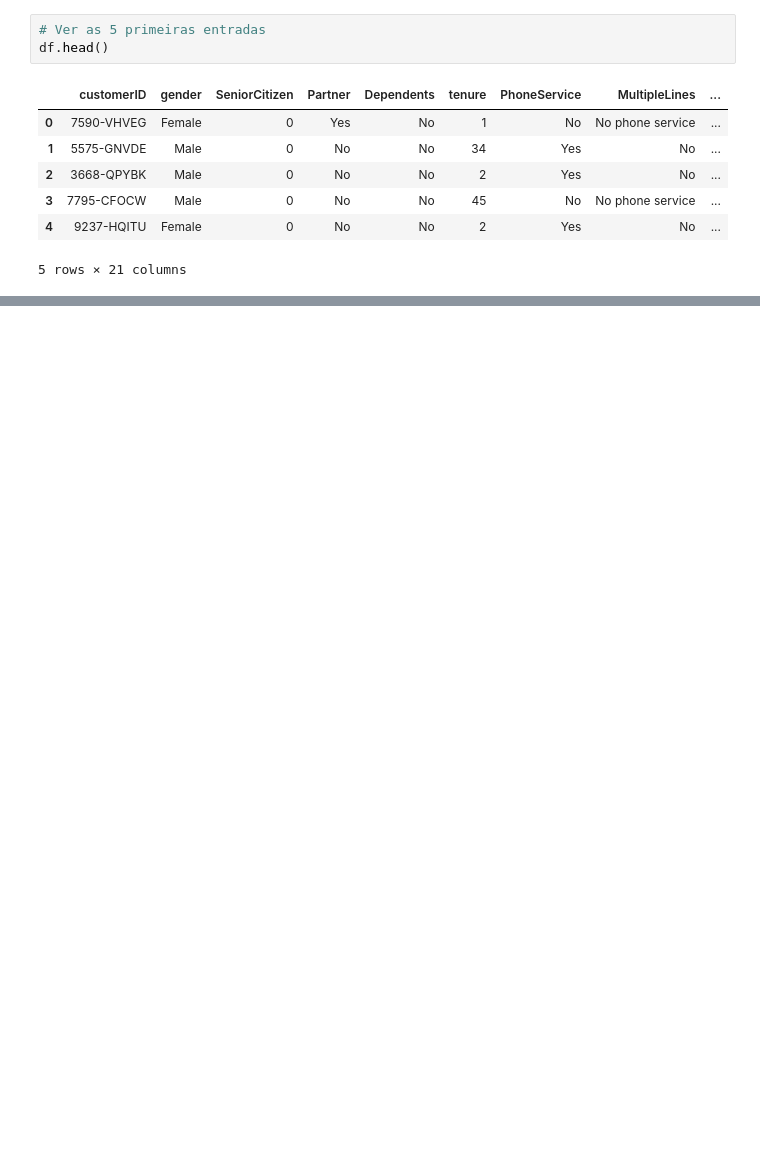
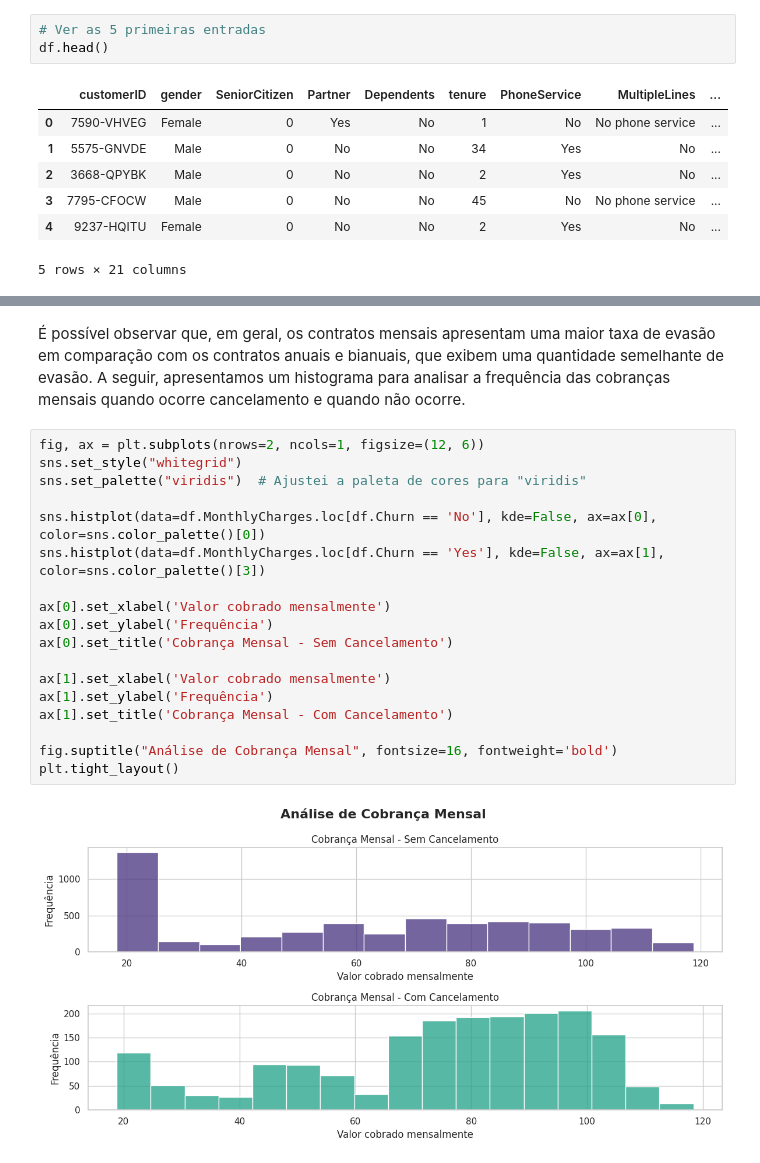
Before and after one commit to SarahFeanor/Portfolio-DataScience, a Jupyter notebook: Churn_Prediction.ipynb, the cells around one changed output, grey strips where cells are left out. Saved outputs shown, nothing was run; the diff lists cells and outputs as text; blank space fills up the shorter version.

```diff
--- a/Churn_Prediction.ipynb
+++ b/Churn_Prediction.ipynb
@@ -113,0 +361,22 @@ df.head()
+# %% [markdown]
+É possível observar que, em geral, os contratos mensais apresentam uma maior taxa de evasão em comparação com os contratos anuais e bianuais, que exibem uma quantidade semelhante de evasão. A seguir, apresentamos um histograma para analisar a frequência das cobranças mensais quando ocorre cancelamento e quando não ocorre.
+# %%
+fig, ax = plt.subplots(nrows=2, ncols=1, figsize=(12, 6))
+sns.set_style("whitegrid")
+sns.set_palette("viridis")  # Ajustei a paleta de cores para "viridis"
+
+sns.histplot(data=df.MonthlyCharges.loc[df.Churn == 'No'], kde=False, ax=ax[0], color=sns.color_palette()[0])
+sns.histplot(data=df.MonthlyCharges.loc[df.Churn == 'Yes'], kde=False, ax=ax[1], color=sns.color_palette()[3])
+
+ax[0].set_xlabel('Valor cobrado mensalmente')
+ax[0].set_ylabel('Frequência')
+ax[0].set_title('Cobrança Mensal - Sem Cancelamento')
+
+ax[1].set_xlabel('Valor cobrado mensalmente')
+ax[1].set_ylabel('Frequência')
+ax[1].set_title('Cobrança Mensal - Com Cancelamento')
+
+fig.suptitle("Análise de Cobrança Mensal", fontsize=16, fontweight='bold')
+plt.tight_layout()
+# %% [output]
+[figure, added]
```
Also changed, not shown: parts of 80 cells of this notebook.
